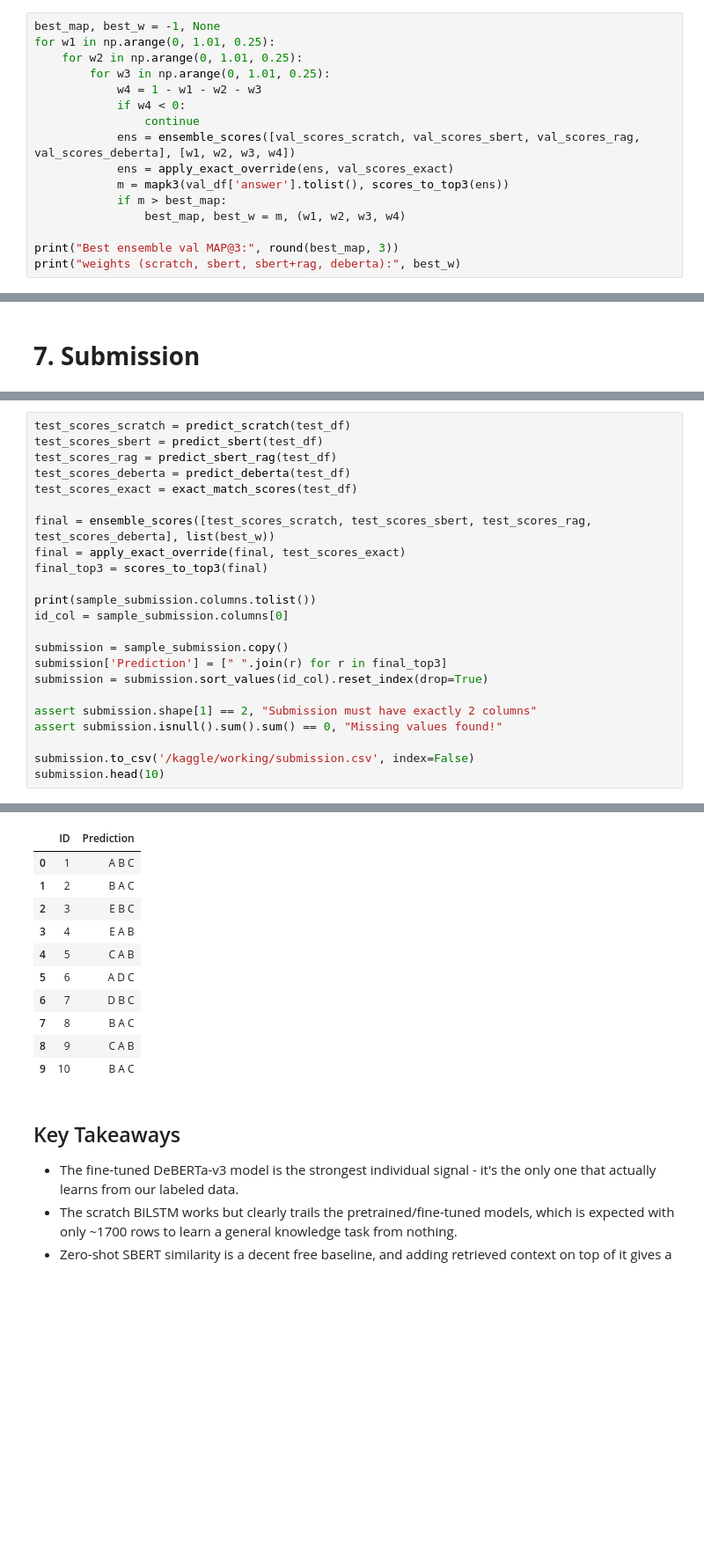
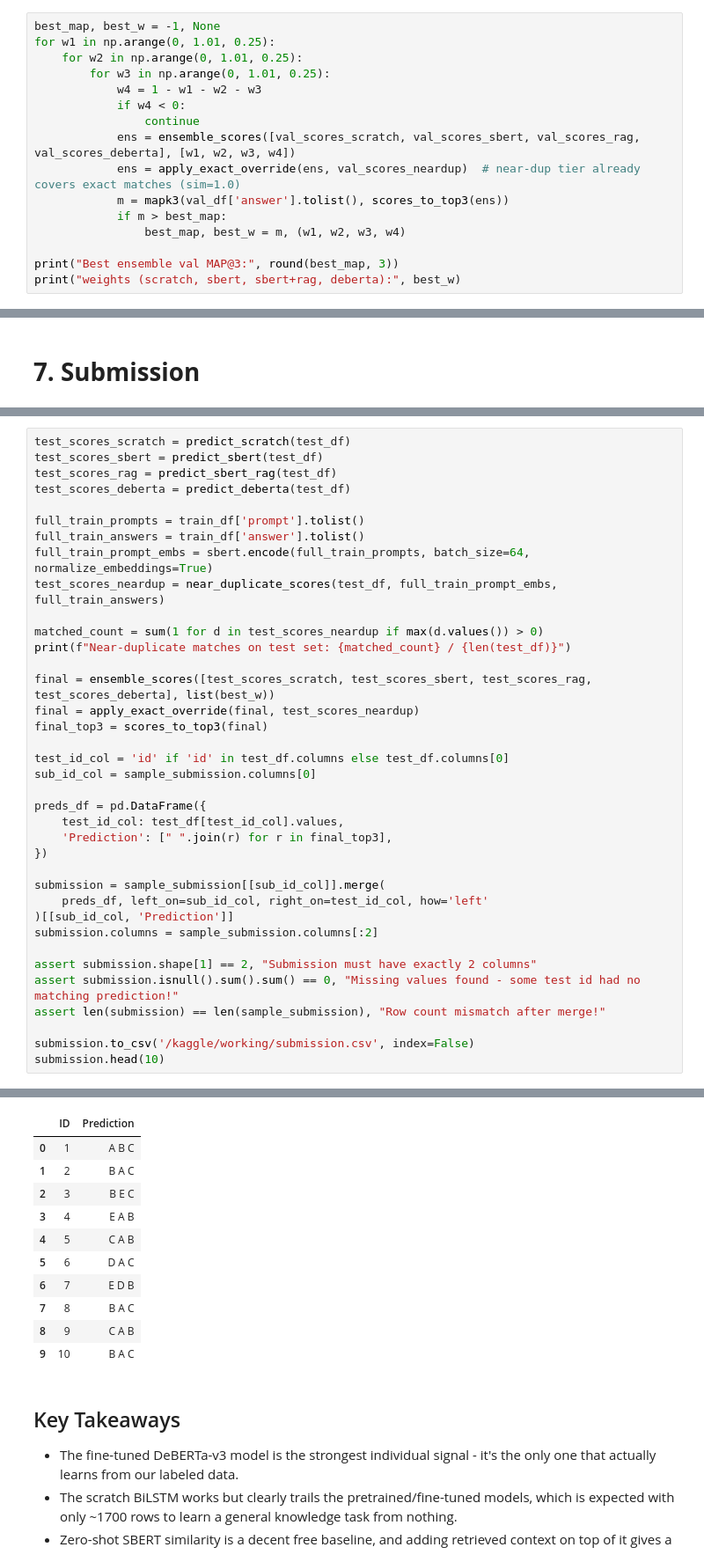
Before and after one commit to Abhishek-1124/23F2004693-DL-23F2004693-notebook-t22026, a Jupyter notebook: notebooks/DL-23F2004693-notebook-t22026-2.ipynb, the cells around one changed output, grey strips where cells are left out. Shown at 88% size. Saved outputs shown, nothing was run; the diff lists cells and outputs as text; blank space fills up the shorter version.

```diff
--- a/notebooks/DL-23F2004693-notebook-t22026-2.ipynb
+++ b/notebooks/DL-23F2004693-notebook-t22026-2.ipynb
@@ -832,7 +861,7 @@ for w1 in np.arange(0, 1.01, 0.25):
             if w4 < 0:
                 continue
             ens = ensemble_scores([val_scores_scratch, val_scores_sbert, val_scores_rag, val_scores_deberta], [w1, w2, w3, w4])
-            ens = apply_exact_override(ens, val_scores_exact)
+            ens = apply_exact_override(ens, val_scores_neardup)  # near-dup tier already covers exact matches (sim=1.0)
             m = mapk3(val_df['answer'].tolist(), scores_to_top3(ens))
             if m > best_map:
                 best_map, best_w = m, (w1, w2, w3, w4)
@@ -851,21 +880,35 @@ test_scores_scratch = predict_scratch(test_df)
 test_scores_sbert = predict_sbert(test_df)
 test_scores_rag = predict_sbert_rag(test_df)
 test_scores_deberta = predict_deberta(test_df)
-test_scores_exact = exact_match_scores(test_df)
+
+full_train_prompts = train_df['prompt'].tolist()
+full_train_answers = train_df['answer'].tolist()
+full_train_prompt_embs = sbert.encode(full_train_prompts, batch_size=64, normalize_embeddings=True)
+test_scores_neardup = near_duplicate_scores(test_df, full_train_prompt_embs, full_train_answers)
+
+matched_count = sum(1 for d in test_scores_neardup if max(d.values()) > 0)
+print(f"Near-duplicate matches on test set: {matched_count} / {len(test_df)}")
 
 final = ensemble_scores([test_scores_scratch, test_scores_sbert, test_scores_rag, test_scores_deberta], list(best_w))
-final = apply_exact_override(final, test_scores_exact)
+final = apply_exact_override(final, test_scores_neardup)
 final_top3 = scores_to_top3(final)
 
-print(sample_submission.columns.tolist())
-id_col = sample_submission.columns[0]
+test_id_col = 'id' if 'id' in test_df.columns else test_df.columns[0]
+sub_id_col = sample_submission.columns[0]
 
-submission = sample_submission.copy()
-submission['Prediction'] = [" ".join(r) for r in final_top3]
-submission = submission.sort_values(id_col).reset_index(drop=True)
+preds_df = pd.DataFrame({
+    test_id_col: test_df[test_id_col].values,
+    'Prediction': [" ".join(r) for r in final_top3],
+})
+
+submission = sample_submission[[sub_id_col]].merge(
+    preds_df, left_on=sub_id_col, right_on=test_id_col, how='left'
+)[[sub_id_col, 'Prediction']]
+submission.columns = sample_submission.columns[:2]
 
 assert submission.shape[1] == 2, "Submission must have exactly 2 columns"
-assert submission.isnull().sum().sum() == 0, "Missing values found!"
+assert submission.isnull().sum().sum() == 0, "Missing values found - some test id had no matching prediction!"
+assert len(submission) == len(sample_submission), "Row count mismatch after merge!"
 
 submission.to_csv('/kaggle/working/submission.csv', index=False)
 submission.head(10)
@@ -875,11 +918,11 @@ submission.head(10)
 |  | ID | Prediction |
 | 0 | 1 | A B C |
 | 1 | 2 | B A C |
-| 2 | 3 | E B C |
+| 2 | 3 | B E C |
 | 3 | 4 | E A B |
 | 4 | 5 | C A B |
-| 5 | 6 | A D C |
-| 6 | 7 | D B C |
+| 5 | 6 | D A C |
+| 6 | 7 | E D B |
 | 7 | 8 | B A C |
 | 8 | 9 | C A B |
 | 9 | 10 | B A C |
```
Also changed, not shown: parts of 15 cells of this notebook.
